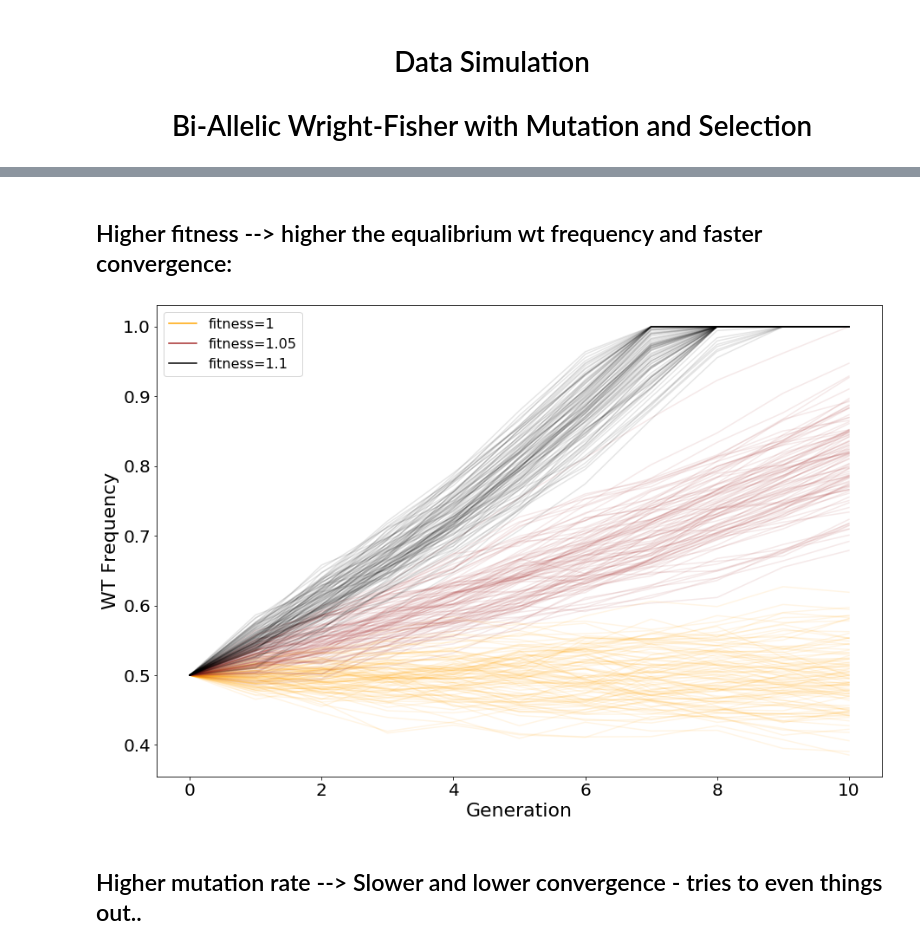
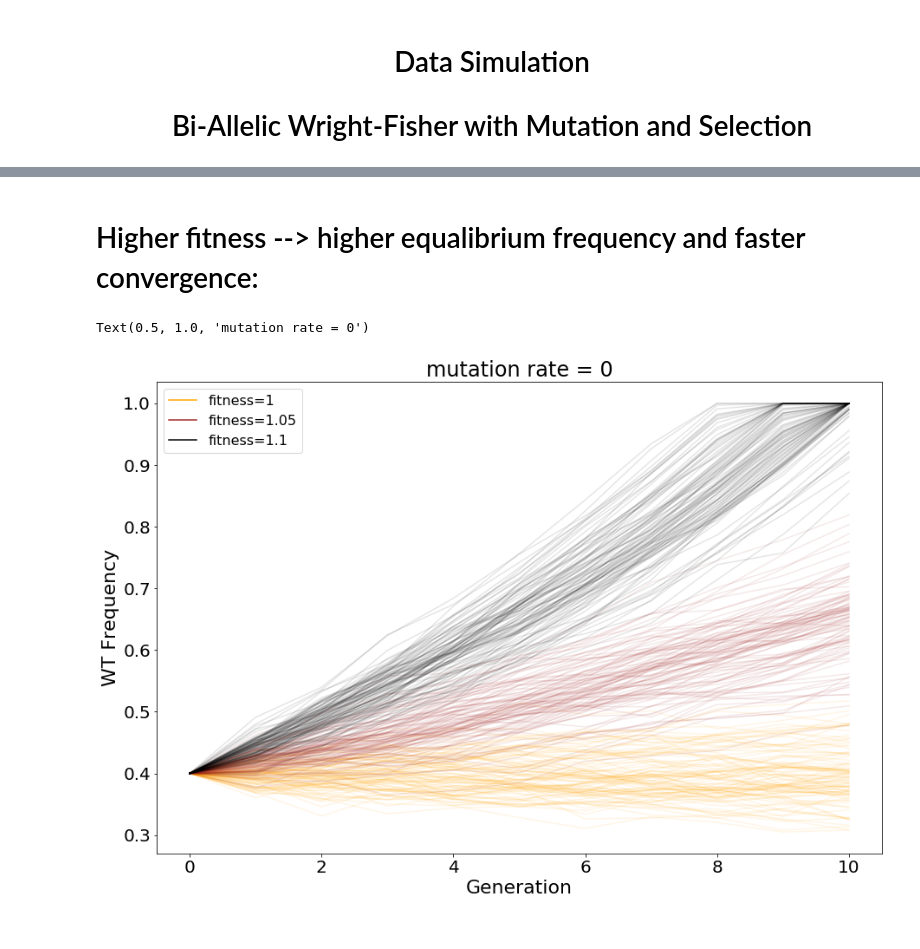
Before and after one commit to theitush/mutation-rate, a Jupyter notebook: Data Simulations.ipynb, the cells around one changed output, grey strips where cells are left out. Saved outputs shown, nothing was run; the diff lists cells and outputs as text; code cells hidden in the pictures.

Commit message:
more graphs and a bit clearer points

```diff
--- a/Data Simulations.ipynb
+++ b/Data Simulations.ipynb
@@ -53,14 +55,14 @@ simulate_100(generations_number=10, wt_freq=0.8, population_size=100000,
 # %% [markdown]
-## Higher fitness --> higher the equalibrium wt frequency and faster convergence:
+# Higher fitness --> higher equalibrium frequency and faster convergence:
 # %%
 plt.figure(figsize=(15,10))
-simulate_100(generations_number=10, wt_freq=0.5, population_size=1000,
+simulate_100(generations_number=10, wt_freq=0.4, population_size=1000,
              fitness=1, mutation_rate=0, color='orange', label='fitness=1')
-simulate_100(generations_number=10, wt_freq=0.5, population_size=1000,
+simulate_100(generations_number=10, wt_freq=0.4, population_size=1000,
              fitness=1.05, mutation_rate=0, color='brown', label='fitness=1.05')
-simulate_100(generations_number=10, wt_freq=0.5, population_size=1000,
+simulate_100(generations_number=10, wt_freq=0.4, population_size=1000,
              fitness=1.1, mutation_rate=0, color='black', label='fitness=1.1')
+plt.title("mutation rate = 0")
 # %% [output]
+Text(0.5, 1.0, 'mutation rate = 0')
-[figure, old version]
+[figure, new version]
-# %% [markdown]
-## Higher mutation rate --> Slower and lower convergence - tries to even things out..
```
Also changed, not shown: parts of 13 cells of this notebook.
